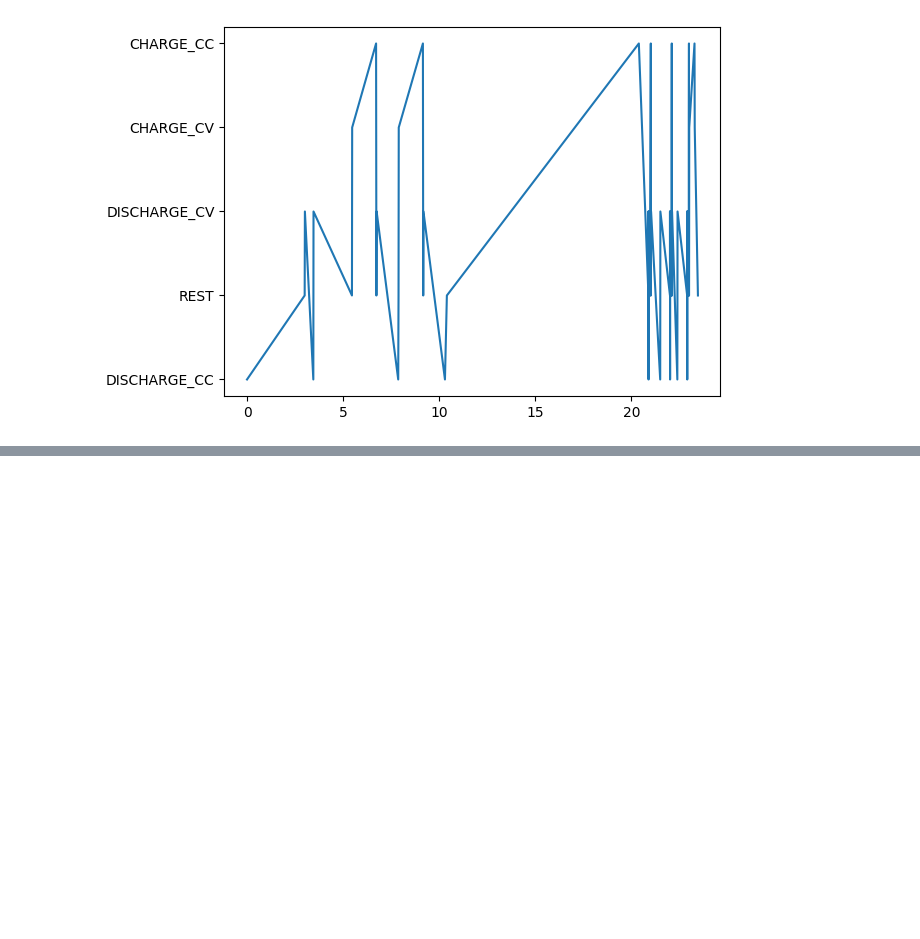
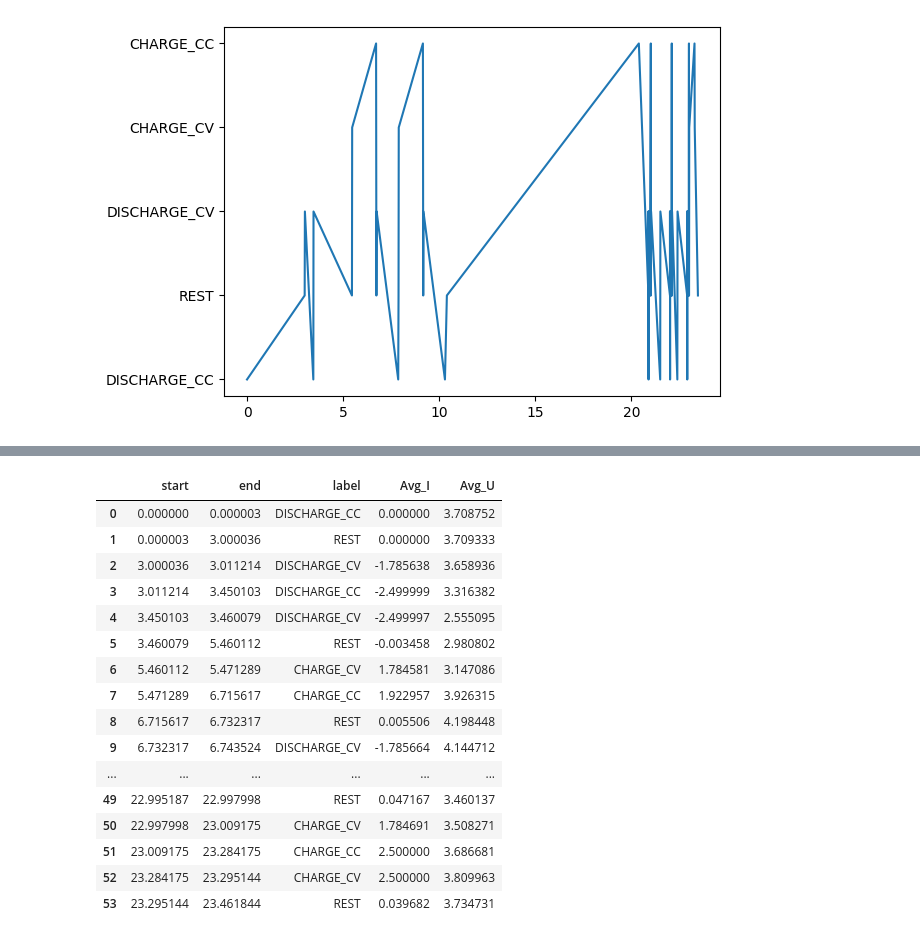
Before and after one commit to gsscala/star_dataset, a Jupyter notebook: advanced_cell_state/20250826-gss-add_fields.ipynb, the cells around one changed output, grey strips where cells are left out. Drawn from its saved outputs; the diff is of its cells as text; code cells hidden in the pictures; blank space fills up the shorter version.

```diff
--- a/advanced_cell_state/add_fields.ipynb
+++ b/advanced_cell_state/20250826-gss-add_fields.ipynb
@@ -83,0 +152,38 @@ with open("continuous_advanced_state.json", "w") as f:
+# %%
+import pandas as pd
+
+# Dictionary to store DataFrames for each checkup's measurement data
+dataset_dfs = {}
+
+# Convert measurement data to pandas DataFrames
+for key, value in dataset.items():
+    try:
+        # Create DataFrame excluding 'Time' and '_fieldnames' columns
+        # Time will be used as the index instead of a column
+        df = pd.DataFrame({k: v for k, v in value.items() if k != "Time" and k != "_fieldnames"})
+        df.index = value["Time"]  # Set time as the index for easy time-based slicing
+        dataset_dfs[key] = df
+    except:
+        # Skip any problematic checkups
+        continue
+# %%
+# Dictionary to store DataFrames for continuous intervals
+continuous_dfs = {}
+
+# Convert continuous interval data to pandas DataFrames
+for key, value in continuous.items():
+    # Skip checkups that don't have corresponding measurement data
+    if key not in dataset_dfs:
+        continue
+
+    # Create time intervals: [0, end_of_first_interval, end_of_second_interval, ...]
+    time_periods = [0] + value["time_periods"]
+    labels = value["labels"]
+
+    # Create (start, end) tuples for each interval
+    intervals = [(time_periods[i], time_periods[i + 1]) for i in range(len(time_periods)-1)]
+
+    # Create DataFrame with start/end times and corresponding labels
+    df = pd.DataFrame(intervals, columns=["start", "end"])
+    df["label"] = labels  # Add state labels for each interval
+    continuous_dfs[key] = df
@@ -83,0 +234,20 @@ with open("continuous_advanced_state.json", "w") as f:
+# %%
+continuous_dfs["CU000"]
+# %% [output]
+|  | start | end | label | Avg_I | Avg_U |
+| 0 | 0.000000 | 0.000003 | DISCHARGE_CC | 0.000000 | 3.708752 |
+| 1 | 0.000003 | 3.000036 | REST | 0.000000 | 3.709333 |
+| 2 | 3.000036 | 3.011214 | DISCHARGE_CV | -1.785638 | 3.658936 |
+| 3 | 3.011214 | 3.450103 | DISCHARGE_CC | -2.499999 | 3.316382 |
+| 4 | 3.450103 | 3.460079 | DISCHARGE_CV | -2.499997 | 2.555095 |
+| 5 | 3.460079 | 5.460112 | REST | -0.003458 | 2.980802 |
+| 6 | 5.460112 | 5.471289 | CHARGE_CV | 1.784581 | 3.147086 |
+| 7 | 5.471289 | 6.715617 | CHARGE_CC | 1.922957 | 3.926315 |
+| 8 | 6.715617 | 6.732317 | REST | 0.005506 | 4.198448 |
+| 9 | 6.732317 | 6.743524 | DISCHARGE_CV | -1.785664 | 4.144712 |
+| ... | ... | ... | ... | ... | ... |
+| 49 | 22.995187 | 22.997998 | REST | 0.047167 | 3.460137 |
+| 50 | 22.997998 | 23.009175 | CHARGE_CV | 1.784691 | 3.508271 |
+| 51 | 23.009175 | 23.284175 | CHARGE_CC | 2.500000 | 3.686681 |
+| 52 | 23.284175 | 23.295144 | CHARGE_CV | 2.500000 | 3.809963 |
+| 53 | 23.295144 | 23.461844 | REST | 0.039682 | 3.734731 |
```
Also changed, not shown: parts of 18 cells of this notebook.
